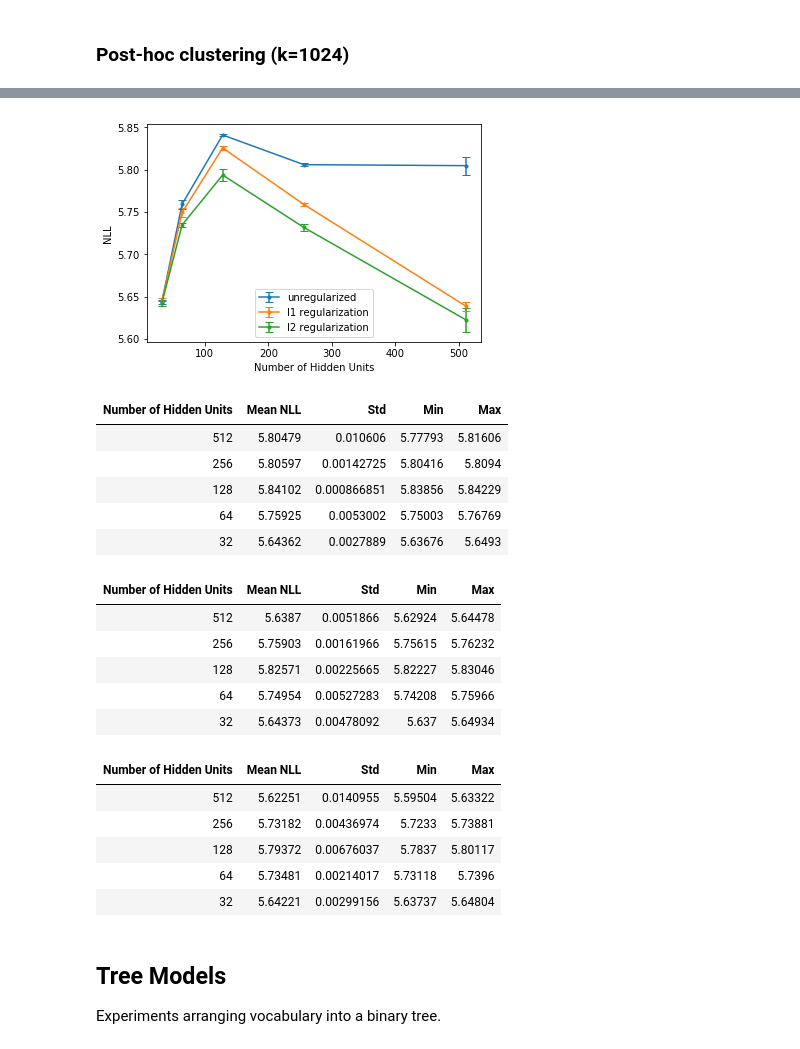
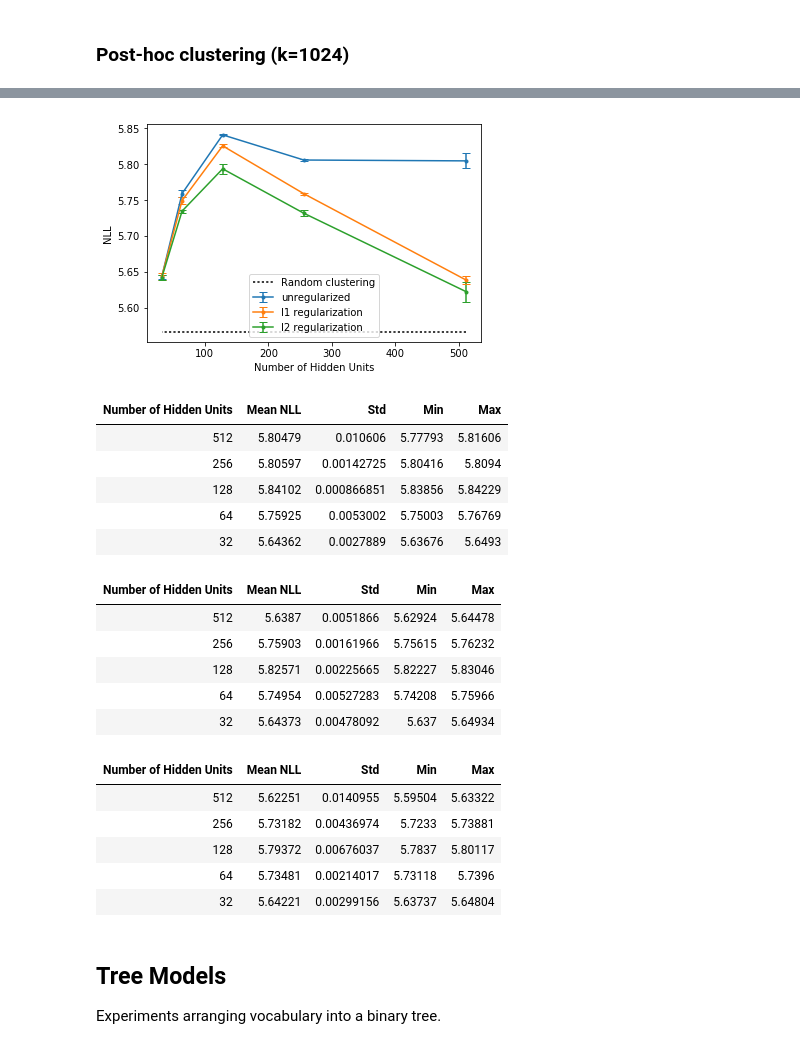
Before and after one commit to bstriner/discrete-skip-gram, a Jupyter notebook: notebook/results.ipynb, the cells around one changed output, grey strips where cells are left out. Cells and saved outputs as stored; diff of their text form; code cells hidden in the pictures.

```diff
--- a/notebook/results.ipynb
+++ b/notebook/results.ipynb
@@ -74,6 +74,8 @@ plt.xlim(2, 1024)
 plt.savefig('images/random.png')
 plt.show()
 # Tabulate entropy by number of clusters
+random_2=np.mean(random['nlls'],axis=1)[0]
+random_1024=np.mean(random['nlls'],axis=1)[-1]
 stats_table(random['z_ks'], random['nlls'],
             'Number of Clusters',
            'Conditional Entropy', axis=1)
@@ -496,27 +510,31 @@ display(stats_table(flat_gmm['bzks'], flat_gmm['l2'],
 # %%
 # Kmeans clustering
 flat_km = load_output('skipgram_baseline_flat_kmeans.npz')
 # Plot NLL by baseline hidden units
 bzks = flat_km['bzks']
 bar(bzks, flat_km['baseline'], 'unregularized', axis=(1,2))
 bar(bzks, flat_km['l1'], 'l1 regularization', axis=(1,2))
 bar(bzks, flat_km['l2'], 'l2 regularization', axis=(1,2))
+plt.plot(bzks,[random_1024]*bzks.shape[0],
+         label='Random clustering',
+        linestyle='dotted',
+        color='k')
 plt.ylabel('NLL')
 plt.xlabel('Number of Hidden Units')
 plt.legend()
 plt.savefig('images/flat_km.png')
 plt.show()
 display(stats_table(flat_km['bzks'], flat_km['baseline'],
            'Number of Hidden Units',
            'NLL', axis=(1,2)))
 display(stats_table(flat_km['bzks'], flat_km['l1'],
            'Number of Hidden Units',
            'NLL', axis=(1,2)))
 display(stats_table(flat_km['bzks'], flat_km['l2'],
            'Number of Hidden Units',
            'NLL', axis=(1,2)))
 # %% [output]
-[figure, old version]
+[figure, new version]
 | Number of Hidden Units | Mean NLL | Std | Min | Max |
 | 512 | 5.80479 | 0.010606 | 5.77793 | 5.81606 |
 | 256 | 5.80597 | 0.00142725 | 5.80416 | 5.8094 |
```
Also changed, not shown: parts of 5 cells of this notebook, 8 other files.
